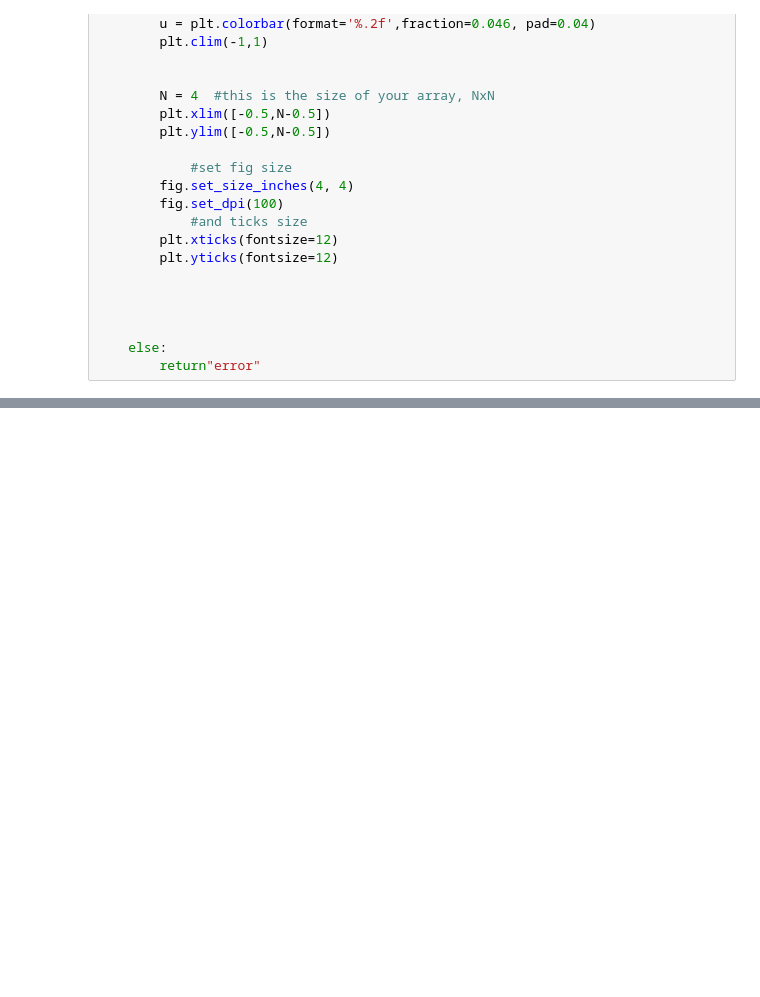
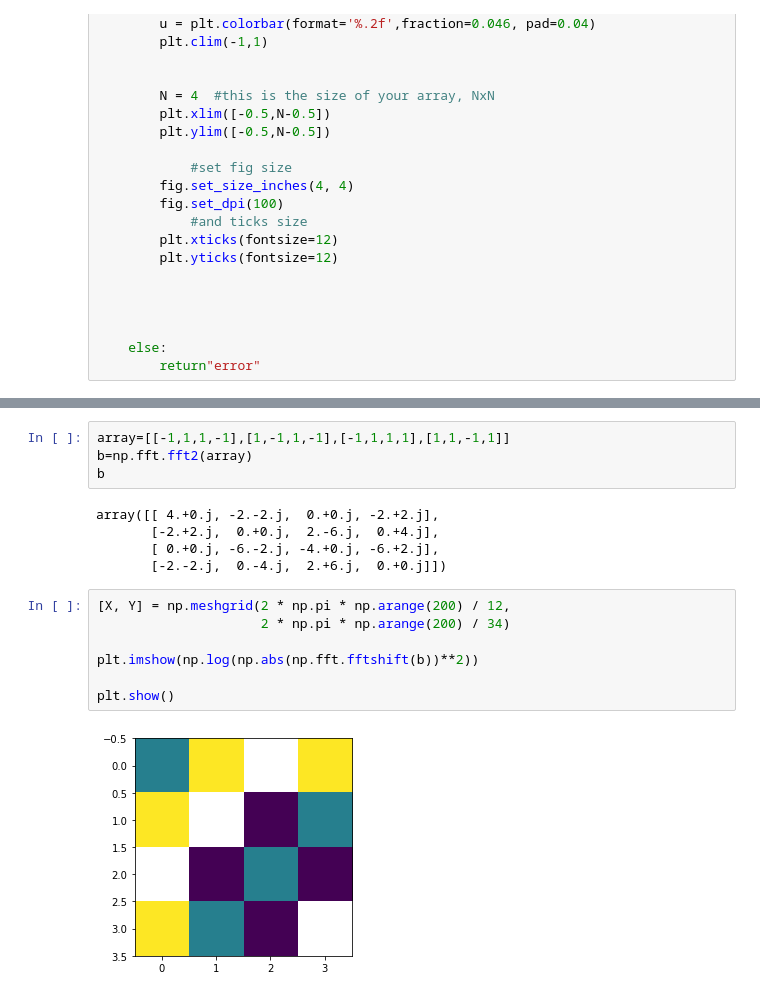
Before and after one commit to pnarasim09/QCQI, a Jupyter notebook: Triangular lattice simulated annealing.ipynb, the cells around one changed output, grey strips where cells are left out. Saved outputs shown, nothing was run; the diff lists cells and outputs as text; blank space fills up the shorter version.

```diff
--- a/Triangular lattice simulated annealing.ipynb
+++ b/Triangular lattice simulated annealing.ipynb
@@ -512,0 +663,18 @@ plotarun(5,2)
+# %%
+array=[[-1,1,1,-1],[1,-1,1,-1],[-1,1,1,1],[1,1,-1,1]]
+b=np.fft.fft2(array)
+b
+# %% [output]
+array([[ 4.+0.j, -2.-2.j,  0.+0.j, -2.+2.j],
+       [-2.+2.j,  0.+0.j,  2.-6.j,  0.+4.j],
+       [ 0.+0.j, -6.-2.j, -4.+0.j, -6.+2.j],
+       [-2.-2.j,  0.-4.j,  2.+6.j,  0.+0.j]])
+# %%
+[X, Y] = np.meshgrid(2 * np.pi * np.arange(200) / 12,
+                     2 * np.pi * np.arange(200) / 34)
+
+plt.imshow(np.log(np.abs(np.fft.fftshift(b))**2))
+
+plt.show()
+# %% [output]
+[figure, added]
```
Also changed, not shown: parts of 32 cells of this notebook, 4 other files.
